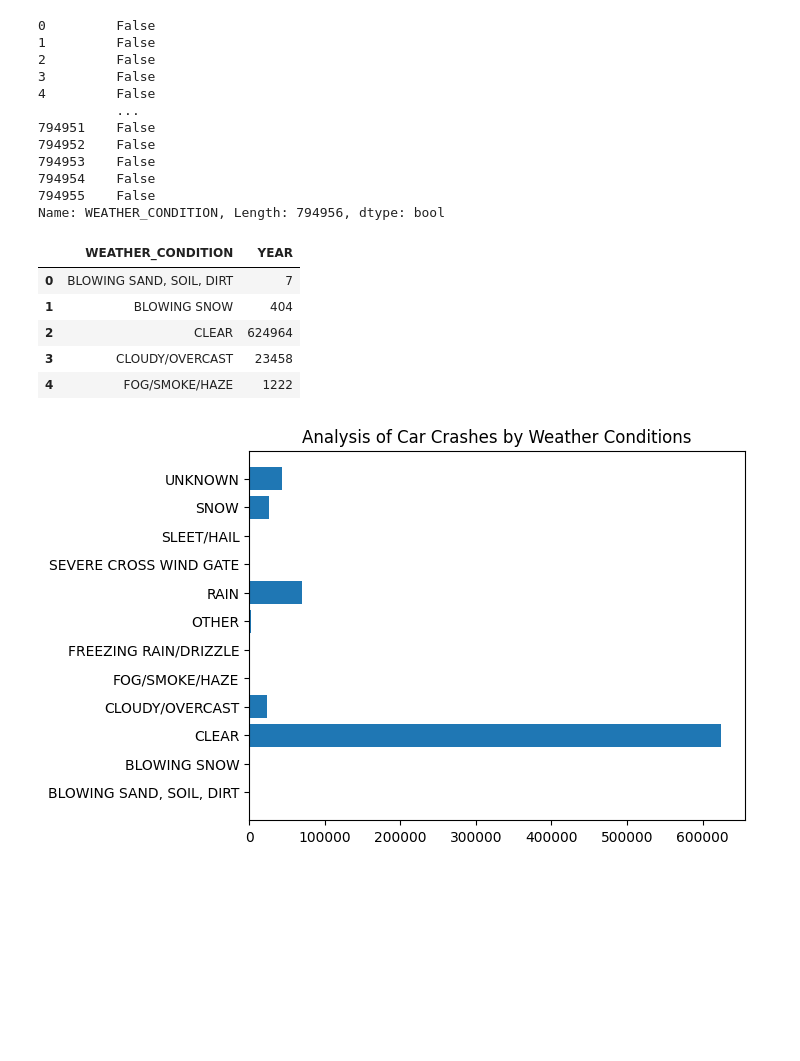
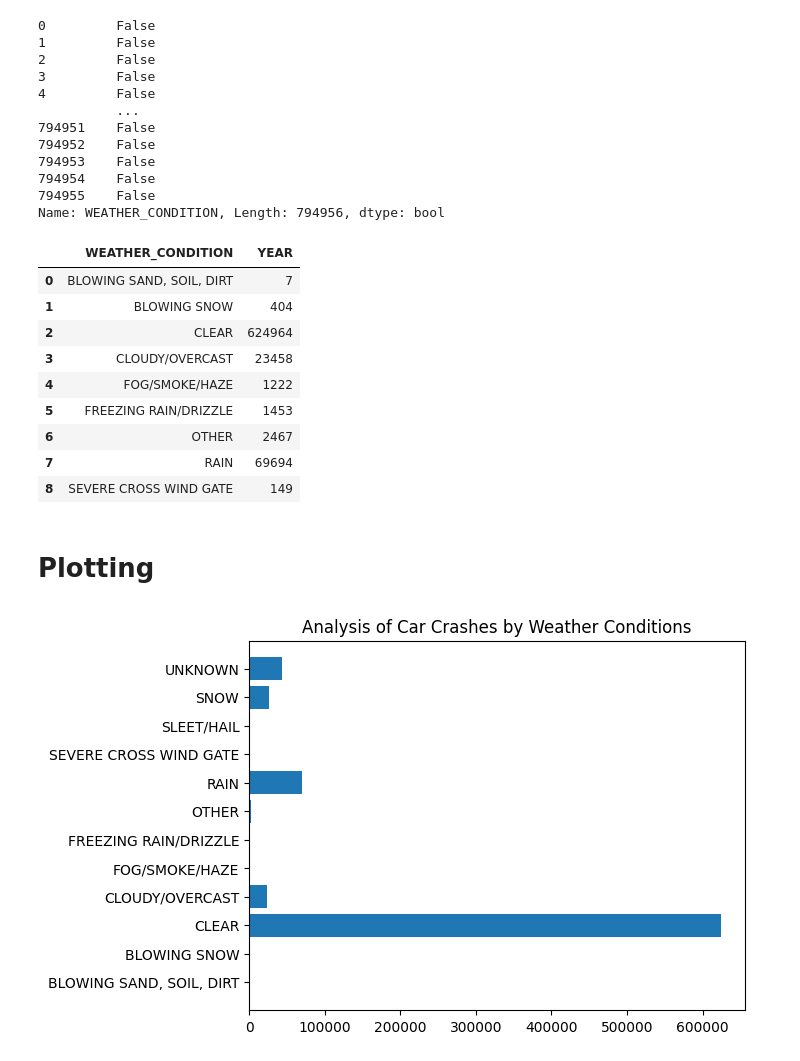
Before and after one commit to Gvelecico/chicago-traffic-crash-analysis, a Jupyter notebook: Chicago_Traffic_Crashes_Chicago_Police_Dataset.ipynb, the cells around one changed output. Saved outputs shown, nothing was run; the diff lists cells and outputs as text; code cells hidden in the pictures; blank space fills up the shorter version.

```diff
--- a/Chicago_Traffic_Crashes_Chicago_Police_Dataset.ipynb
+++ b/Chicago_Traffic_Crashes_Chicago_Police_Dataset.ipynb
@@ -77,14 +98,20 @@ weather_df.to_csv('/content/drive/MyDrive/Python/datasets/conditions.csv', index
 # %%
 weather_df = pd.read_csv('/content/drive/MyDrive/Python/datasets/conditions.csv')
 # %%
-weather_df.head(5)
+weather_df.head(9)
 # %% [output]
 |  | WEATHER_CONDITION | YEAR |
 | 0 | BLOWING SAND, SOIL, DIRT | 7 |
 | 1 | BLOWING SNOW | 404 |
 | 2 | CLEAR | 624964 |
 | 3 | CLOUDY/OVERCAST | 23458 |
 | 4 | FOG/SMOKE/HAZE | 1222 |
+| 5 | FREEZING RAIN/DRIZZLE | 1453 |
+| 6 | OTHER | 2467 |
+| 7 | RAIN | 69694 |
+| 8 | SEVERE CROSS WIND GATE | 149 |
+# %% [markdown]
+# Plotting
 # %%
 
 plt.barh(weather_df["WEATHER_CONDITION"], weather_df['YEAR'])
```
Also changed, not shown: parts of 13 cells of this notebook.
